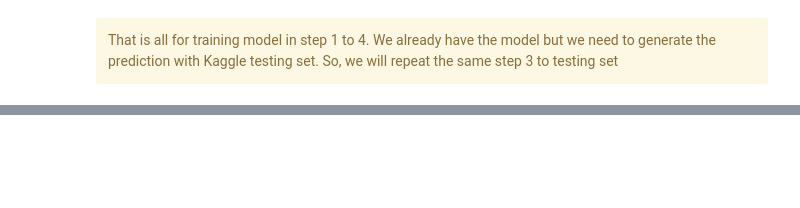
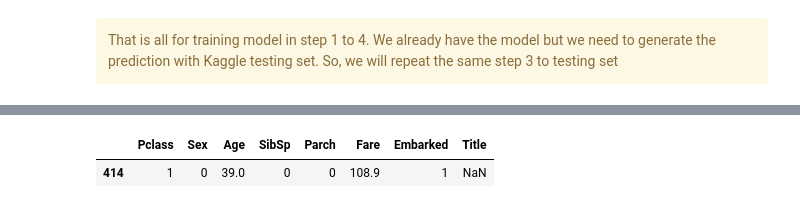
Before and after one commit to Panitnun-6243/kaggle_titanic, a Jupyter notebook: titanic_process.ipynb, the cells around one changed output, grey strips where cells are left out. Saved outputs shown, nothing was run; the diff lists cells and outputs as text; code cells hidden in the pictures; blank space fills up the shorter version.

```diff
--- a/titanic_process.ipynb
+++ b/titanic_process.ipynb
@@ -435,0 +523,11 @@ That is all for training model in step 1 to 4. We already have the model but we
+# %%
+#handle null value
+#fill test null age with median age of each Sex
+median_age_men2=cleaned_test[cleaned_test['Sex']==1]['Age'].median()
+median_age_women2=cleaned_test[cleaned_test['Sex']==0]['Age'].median()
+# %%
+cleaned_test.loc[(cleaned_test.Age.isnull()) & (cleaned_test['Sex']==1),'Age']=median_age_men2
+cleaned_test.loc[(cleaned_test.Age.isnull()) & (cleaned_test['Sex']==0),'Age']=median_age_women2
+# %%
+# fill test null fare with median fare
+cleaned_test['Fare']=cleaned_test['Fare'].fillna(cleaned_test['Fare'].median())
@@ -435,0 +553,6 @@ That is all for training model in step 1 to 4. We already have the model but we
+# %%
+#check specific null values
+cleaned_test[cleaned_test.Title.isnull()]
+# %% [output]
+|  | Pclass | Sex | Age | SibSp | Parch | Fare | Embarked | Title |
+| 414 | 1 | 0 | 39.0 | 0 | 0 | 108.9 | 1 | NaN |
```
Also changed, not shown: parts of 23 cells of this notebook.
